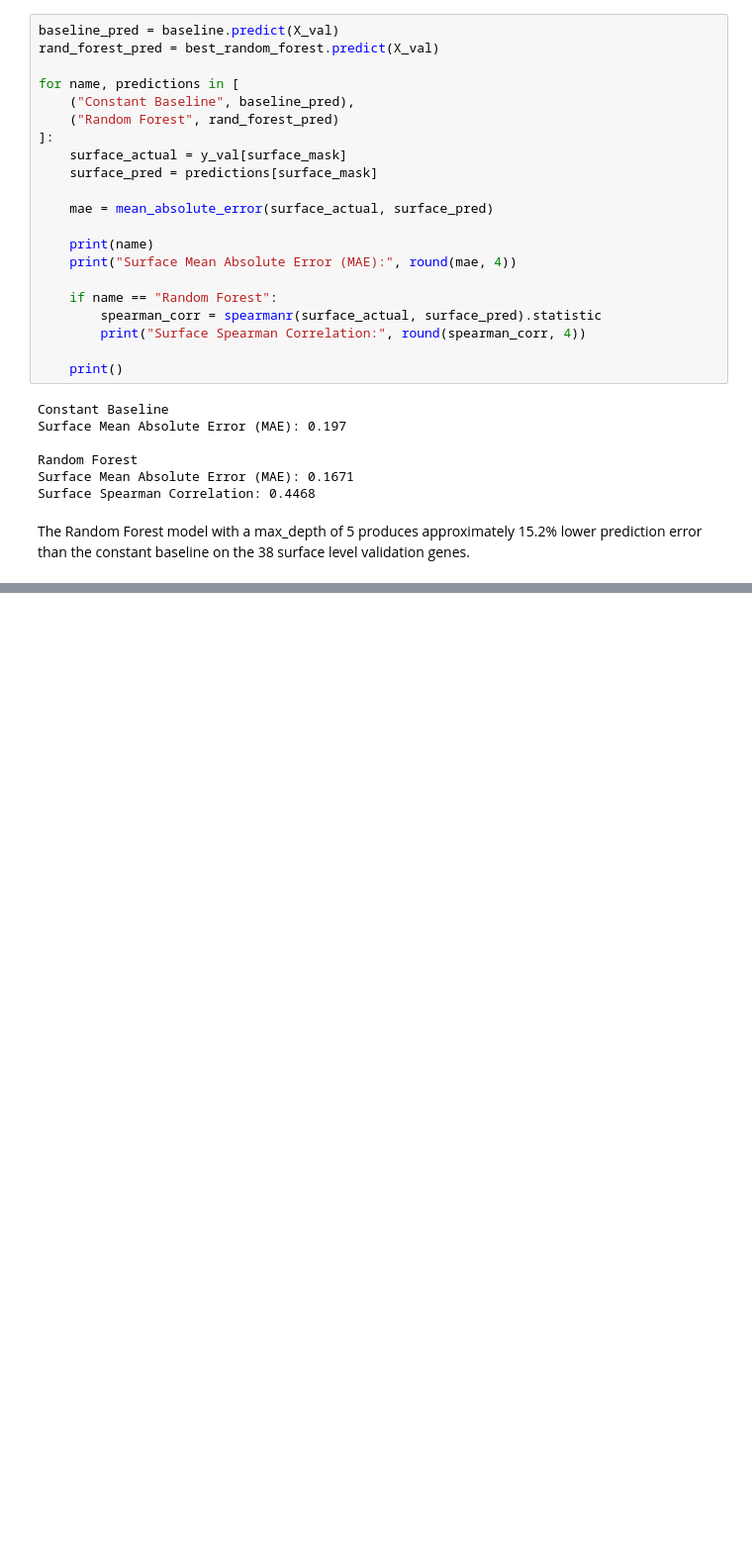
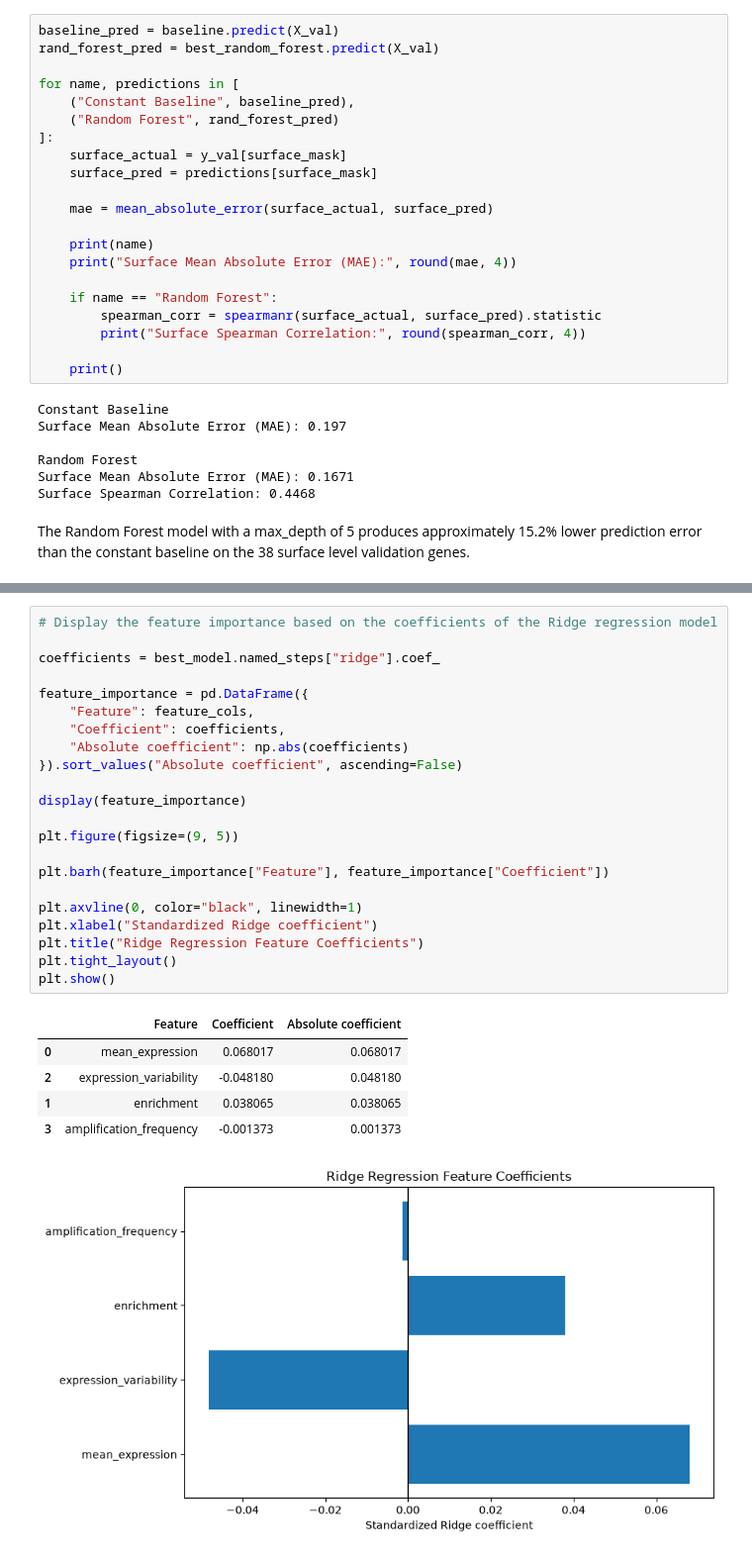
Before and after one commit to sbskinn/Tumor-Surface-Target-Prioritization, a Jupyter notebook: Checkpoint1_gene_expression.ipynb, the cells around one changed output, grey strips where cells are left out. Shown at 99% size. Saved outputs shown, nothing was run; the diff lists cells and outputs as text; blank space fills up the shorter version.

```diff
--- a/Checkpoint1_gene_expression.ipynb
+++ b/Checkpoint1_gene_expression.ipynb
@@ -974,0 +1199,29 @@ The Random Forest model with a max_depth of 5 produces approximately 15.2% lower
+# %%
+# Display the feature importance based on the coefficients of the Ridge regression model
+
+coefficients = best_model.named_steps["ridge"].coef_
+
+feature_importance = pd.DataFrame({
+    "Feature": feature_cols,
+    "Coefficient": coefficients,
+    "Absolute coefficient": np.abs(coefficients)
+}).sort_values("Absolute coefficient", ascending=False)
+
+display(feature_importance)
+
+plt.figure(figsize=(9, 5))
+
+plt.barh(feature_importance["Feature"], feature_importance["Coefficient"])
+
+plt.axvline(0, color="black", linewidth=1)
+plt.xlabel("Standardized Ridge coefficient")
+plt.title("Ridge Regression Feature Coefficients")
+plt.tight_layout()
+plt.show()
+# %% [output]
+|  | Feature | Coefficient | Absolute coefficient |
+| 0 | mean_expression | 0.068017 | 0.068017 |
+| 2 | expression_variability | -0.048180 | 0.048180 |
+| 1 | enrichment | 0.038065 | 0.038065 |
+| 3 | amplification_frequency | -0.001373 | 0.001373 |
+[figure, added]
```
Also changed, not shown: parts of 14 cells of this notebook.
